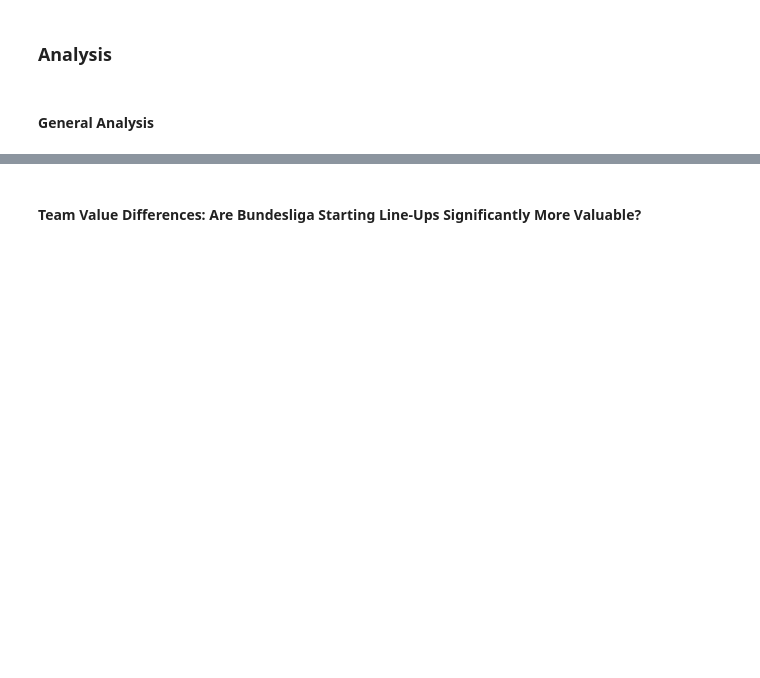
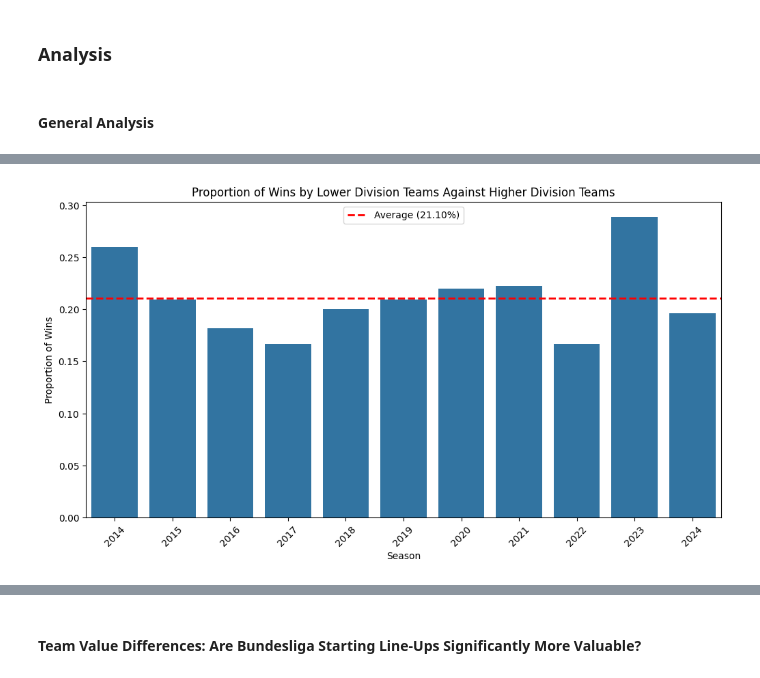
Before and after one commit to armin2080/DFB-Cup, a Jupyter notebook: notebook.ipynb, the cells around one changed output, grey strips where cells are left out. Saved outputs shown, nothing was run; the diff lists cells and outputs as text; code cells hidden in the pictures; blank space fills up the shorter version.

```diff
--- a/notebook.ipynb
+++ b/notebook.ipynb
@@ -673,33 +673,35 @@ total_games_per_season = dfb_matches_lower_vs_higher.groupby('season').size().re
 # For each season, count number of wins by lower division teams
 winning_cases = dfb_matches[
     ((dfb_matches['home_division'] > dfb_matches['away_division']) & (dfb_matches['home_score'] > dfb_matches['away_score'])) |
     ((dfb_matches['away_division'] > dfb_matches['home_division']) & (dfb_matches['away_score'] > dfb_matches['home_score']))
 ]
 lower_wins_per_season = winning_cases.groupby('season').size().rename('lower_wins')
 
 # Combine into a DataFrame
 season_stats = pd.concat([total_games_per_season, lower_wins_per_season], axis=1).fillna(0)
 season_stats['lower_wins'] = season_stats['lower_wins'].astype(int)
 season_stats['win_proportion'] = season_stats['lower_wins'] / season_stats['total_games']
 
 plt.figure(figsize=(12,6))
 sns.barplot(
     data=season_stats.reset_index(),
     x='season',
     y='win_proportion',
     order=sorted(season_stats.index.astype(str)),
     color='tab:blue'
 )
 plt.title('Proportion of Wins by Lower Division Teams Against Higher Division Teams')
 plt.xlabel('Season')
 plt.ylabel('Proportion of Wins')
 plt.xticks(rotation=45)
 
 # Calculate and plot the average line
 avg_prop = season_stats['win_proportion'].mean()
 plt.axhline(avg_prop, color='red', linestyle='--', linewidth=2, label=f'Average ({avg_prop:.2%})')
-plt.legend()
+plt.legend(loc='upper center')
 
 plt.show()
+# %% [output]
+[figure, added]
 # %%
 matches = pd.read_csv('datasets/final_datasets/cleaned_matches.csv')
```
Also changed, not shown: parts of 10 cells of this notebook.
